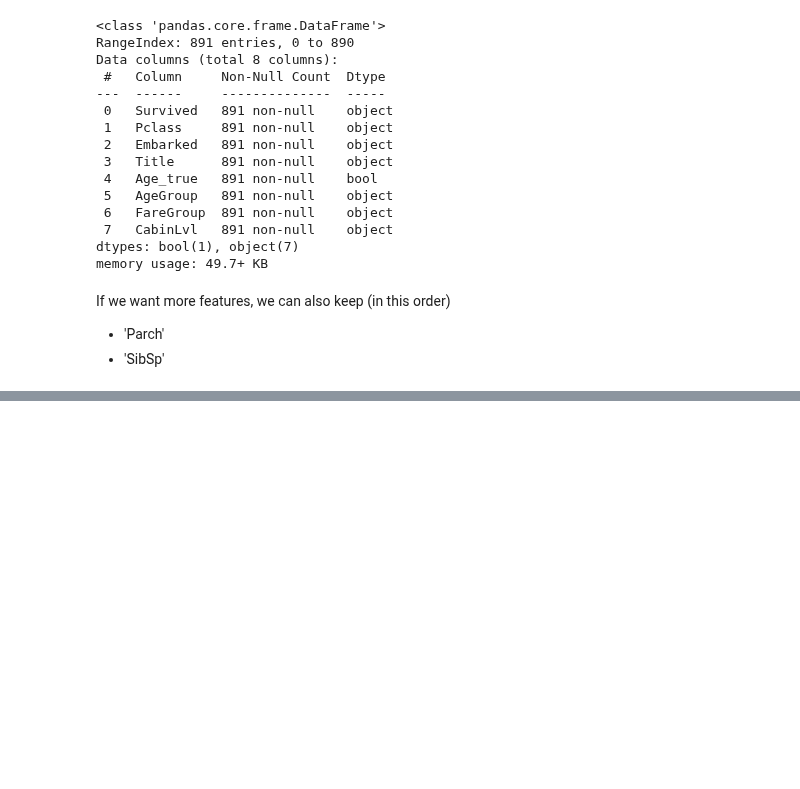
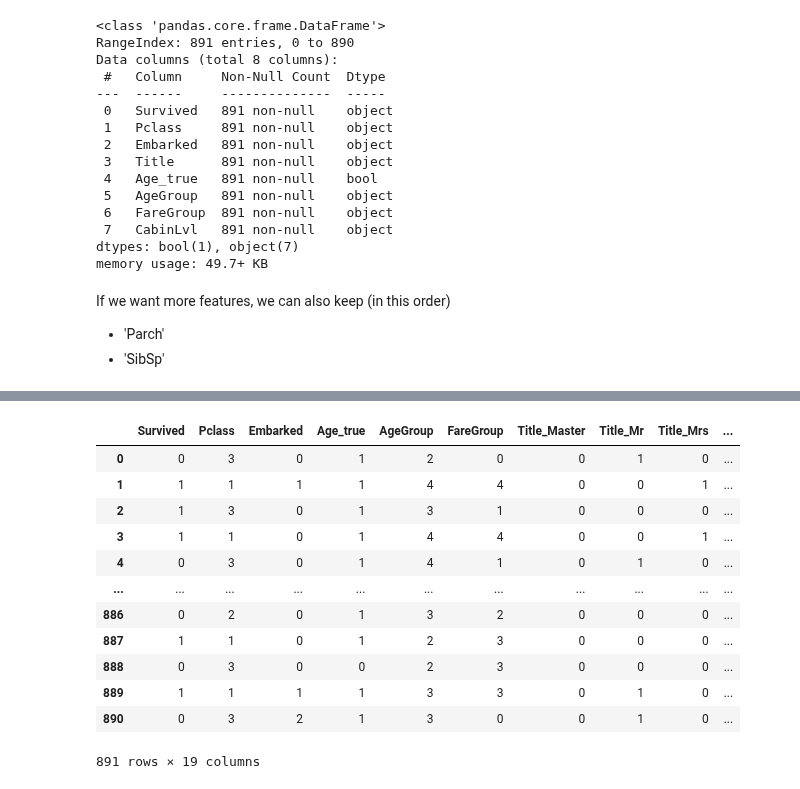
Before and after one commit to mariusjb/dm1-titanic, a Jupyter notebook: preprocessing.ipynb, the cells around one changed output, grey strips where cells are left out. Cells and saved outputs as stored; diff of their text form; code cells hidden in the pictures; blank space fills up the shorter version.

Commit message:
Encoding, first simple models
applied Ordinal Encoding and One-Hot-Encoding for categorical variables; added some statements to save the dataframe; added code from Marius for the first simple models

```diff
--- a/preprocessing.ipynb
+++ b/preprocessing.ipynb
@@ -675,0 +680,24 @@ If we only keep the mentioned features, we don't need normalization (since we do
+# %%
+from sklearn.preprocessing import OrdinalEncoder
+
+# 'Embarked'
+ordinal_encoder1 = OrdinalEncoder(categories = [['S', 'C', 'Q']])
+# reshape the 1-D array to 2-D as fit_transform expects 2-D and finally fit the object
+df['Embarked'] = ordinal_encoder1.fit_transform(df['Embarked'].values.reshape(-1,1))
+
+# 'Age_true'
+ordinal_encoder2 = OrdinalEncoder()
+# reshape the 1-D array to 2-D as fit_transform expects 2-D and finally fit the object
+df['Age_true'] = ordinal_encoder2.fit_transform(df['Age_true'].values.reshape(-1,1))
+
+# 'AgeGroup'
+ordinal_encoder3 = OrdinalEncoder(categories = [['Kids', 'Teenagers', 'Young Adults', 'Adults', 'Middle-aged', 'Seniors']])
+# reshape the 1-D array to 2-D as fit_transform expects 2-D and finally fit the object
+df['AgeGroup'] = ordinal_encoder3.fit_transform(df['AgeGroup'].values.reshape(-1,1))
+
+# 'FareGroup'
+ordinal_encoder4 = OrdinalEncoder(categories = [['Very Cheap', 'Cheap', 'Normal', 'Average', 'Expensive', 'Very Expensive']])
+# reshape the 1-D array to 2-D as fit_transform expects 2-D and finally fit the object
+df['FareGroup'] = ordinal_encoder4.fit_transform(df['FareGroup'].values.reshape(-1,1))
+
+# https://www.analyticsvidhya.com/blog/2020/03/one-hot-encoding-vs-label-encoding-using-scikit-learn/#
@@ -675,0 +706,17 @@ If we only keep the mentioned features, we don't need normalization (since we do
+# %%
+from sklearn.preprocessing import OneHotEncoder
+
+# 'Title', 'CabinLvl'
+onehot_encoder = OneHotEncoder()
+# reshape the 1-D array to 2-D as fit_transform expects 2-D and finally fit the object
+X_OneHot = onehot_encoder.fit_transform(df[['Title', 'CabinLvl']].values).toarray()
+# add this back to the original dataframe
+df_OneHot = pd.DataFrame(X_OneHot, columns = onehot_encoder.get_feature_names_out(['Title', 'CabinLvl']))
+df = pd.concat([df, df_OneHot], axis=1)
+df.drop(['Title', 'CabinLvl', 'CabinLvl_XX'], axis=1, inplace=True)
+
+# we can consider also dropping 'Title_Mr' (to avoid multicollinearity), but for the simple models it doesn't seem to be necessary
+#df.drop(['Title', 'Title_Mr', 'CabinLvl', 'CabinLvl_XX'], axis=1, inplace=True)
+
+# https://www.analyticsvidhya.com/blog/2020/03/one-hot-encoding-vs-label-encoding-using-scikit-learn/#
+# if we apply One-Hot-Encoding for one column only: X_OneHot = onehot_encoder.fit_transform(df['Title'].values.reshape(-1,1)).toarray()
@@ -675,0 +765,18 @@ If we only keep the mentioned features, we don't need normalization (since we do
+# %%
+# change datatypes from float to int
+df = df.astype(int)
+df
+# %% [output]
+|  | Survived | Pclass | Embarked | Age_true | AgeGroup | FareGroup | Title_Master | Title_Mr | Title_Mrs | ... |
+| 0 | 0 | 3 | 0 | 1 | 2 | 0 | 0 | 1 | 0 | ... |
+| 1 | 1 | 1 | 1 | 1 | 4 | 4 | 0 | 0 | 1 | ... |
+| 2 | 1 | 3 | 0 | 1 | 3 | 1 | 0 | 0 | 0 | ... |
+| 3 | 1 | 1 | 0 | 1 | 4 | 4 | 0 | 0 | 1 | ... |
+| 4 | 0 | 3 | 0 | 1 | 4 | 1 | 0 | 1 | 0 | ... |
+| ... | ... | ... | ... | ... | ... | ... | ... | ... | ... | ... |
+| 886 | 0 | 2 | 0 | 1 | 3 | 2 | 0 | 0 | 0 | ... |
+| 887 | 1 | 1 | 0 | 1 | 2 | 3 | 0 | 0 | 0 | ... |
+| 888 | 0 | 3 | 0 | 0 | 2 | 3 | 0 | 0 | 0 | ... |
+| 889 | 1 | 1 | 1 | 1 | 3 | 3 | 0 | 1 | 0 | ... |
+| 890 | 0 | 3 | 2 | 1 | 3 | 0 | 0 | 1 | 0 | ... |
+891 rows × 19 columns
```
Also changed, not shown: parts of 13 cells of this notebook, 3 other files.
